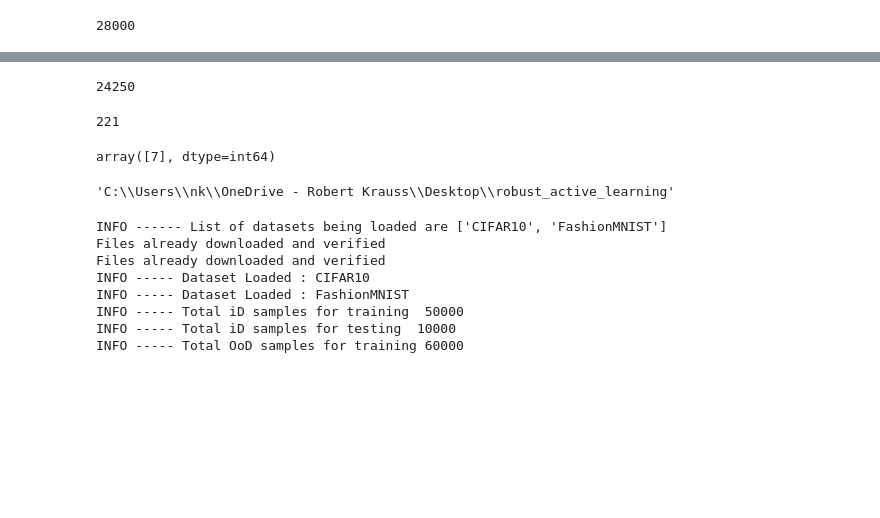
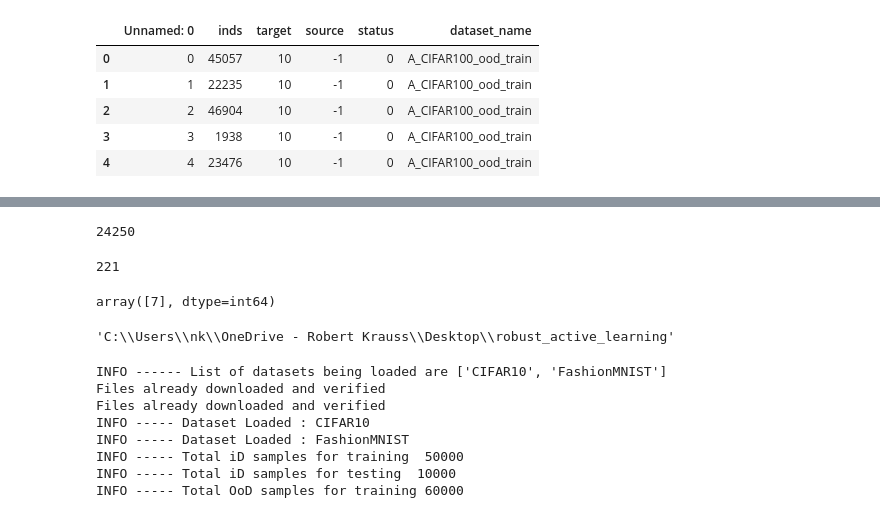
Before and after one commit to Faiir/SRPHildesheim2021, a Jupyter notebook: test.ipynb, the cells around one changed output, grey strips where cells are left out. Drawn from its saved outputs; the diff is of its cells as text; code cells hidden in the pictures; blank space fills up the shorter version.

```diff
--- a/test.ipynb
+++ b/test.ipynb
@@ -5,4 +5,9 @@ df = pd.read_csv(r"C:\Users\nk\OneDrive - Robert Krauss\Desktop\robust_active_le
-# %%
-len(df)
-# %% [output]
-28000
+# %%
+df.head()
+# %% [output]
+|  | Unnamed: 0 | inds | target | source | status | dataset_name |
+| 0 | 0 | 45057 | 10 | -1 | 0 | A_CIFAR100_ood_train |
+| 1 | 1 | 22235 | 10 | -1 | 0 | A_CIFAR100_ood_train |
+| 2 | 2 | 46904 | 10 | -1 | 0 | A_CIFAR100_ood_train |
+| 3 | 3 | 1938 | 10 | -1 | 0 | A_CIFAR100_ood_train |
+| 4 | 4 | 23476 | 10 | -1 | 0 | A_CIFAR100_ood_train |
```
Also changed, not shown: parts of 3 cells of this notebook, 3 other files.
